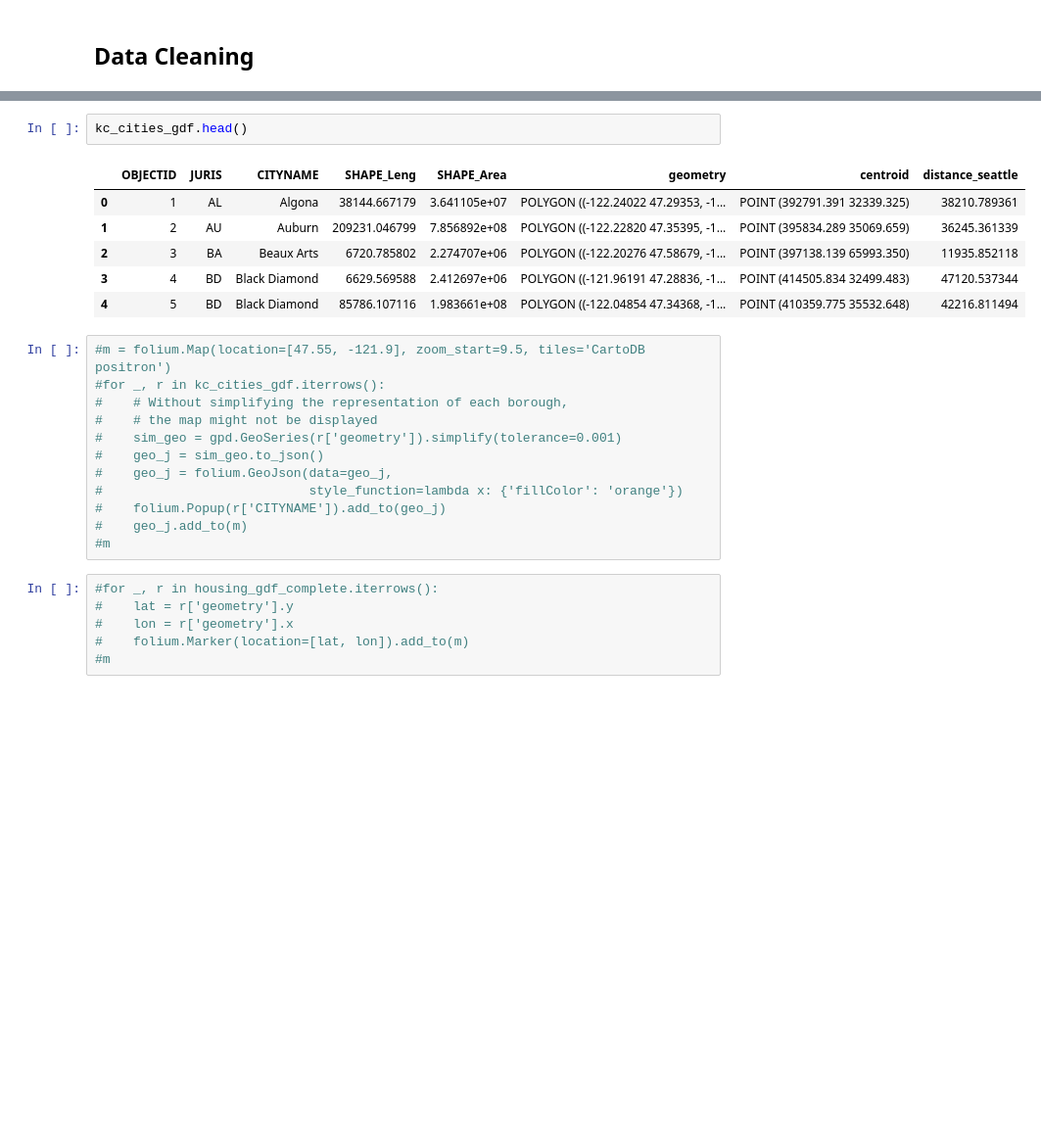
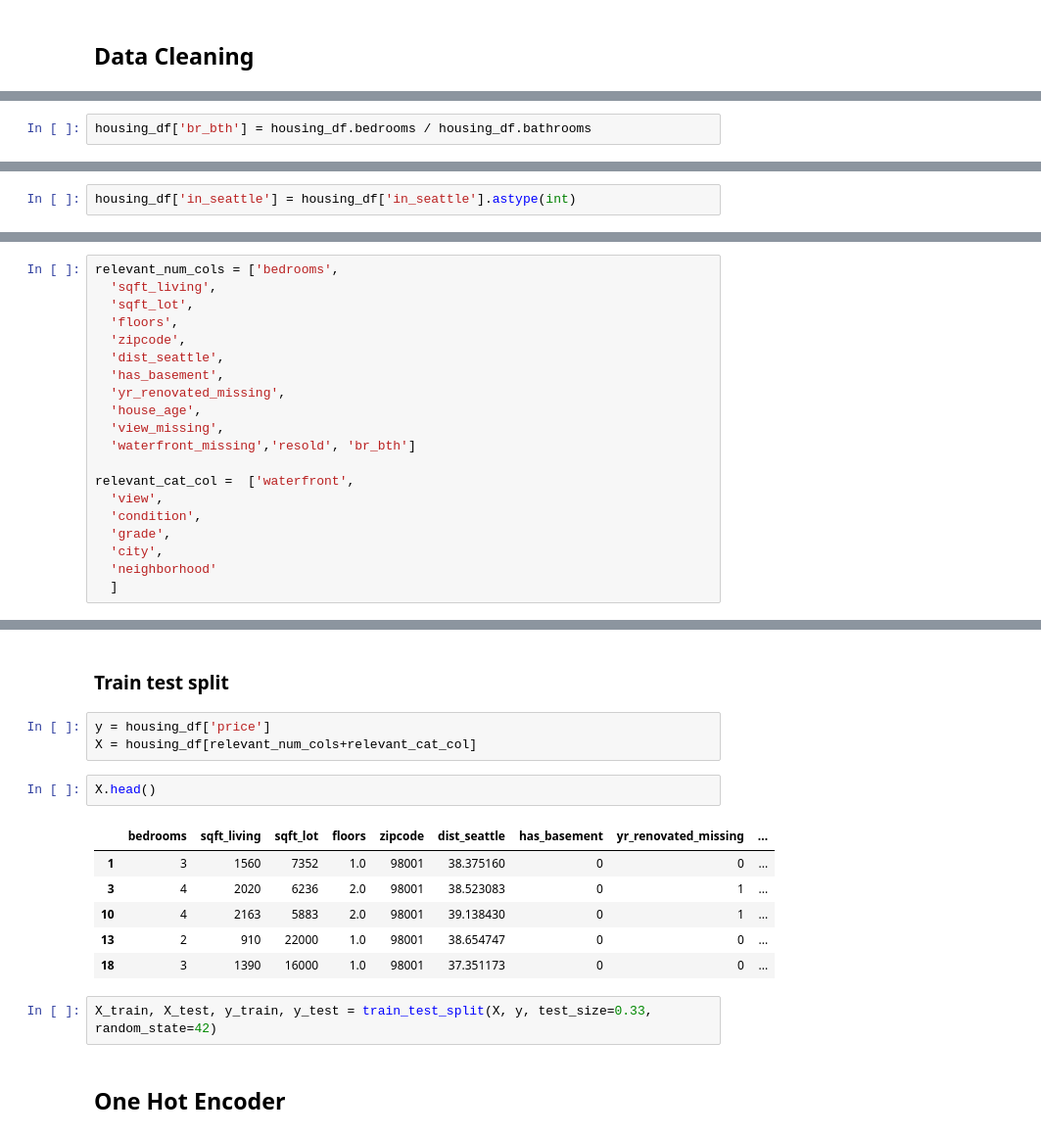
Before and after one commit to hanis-z/King-County-Millenial-homeowner-program, a Jupyter notebook: King_County_Affordable_housing.ipynb, the cells around one changed output, grey strips where cells are left out. Shown at 98% size. Drawn from its saved outputs; the diff is of its cells as text; blank space fills up the shorter version.

```diff
--- a/King_County_Affordable_housing.ipynb
+++ b/King_County_Affordable_housing.ipynb
@@ -297,0 +379,2 @@ kc_cities_gdf.plot(ax=ax,zorder=1)
+# %%
+housing_df['br_bth'] = housing_df.bedrooms / housing_df.bathrooms
@@ -297,0 +411,2 @@ kc_cities_gdf.plot(ax=ax,zorder=1)
+# %%
+housing_df['in_seattle'] = housing_df['in_seattle'].astype(int)
@@ -297,0 +415,20 @@ kc_cities_gdf.plot(ax=ax,zorder=1)
+# %%
+relevant_num_cols = ['bedrooms',
+  'sqft_living',
+  'sqft_lot',
+  'floors',
+  'zipcode',
+  'dist_seattle',
+  'has_basement',
+  'yr_renovated_missing',
+  'house_age',
+  'view_missing',
+  'waterfront_missing','resold', 'br_bth']
+
+relevant_cat_col =  ['waterfront',
+  'view',
+  'condition',
+  'grade',
+  'city',
+  'neighborhood'
+  ]
@@ -298,27 +440,18 @@ kc_cities_gdf.plot(ax=ax,zorder=1)
+# %% [markdown]
+### Train test split
+# %%
+y = housing_df['price']
+X = housing_df[relevant_num_cols+relevant_cat_col]
 # %%
-kc_cities_gdf.head()
+X.head()
 # %% [output]
-|  | OBJECTID | JURIS | CITYNAME | SHAPE_Leng | SHAPE_Area | geometry | centroid | distance_seattle |
-| 0 | 1 | AL | Algona | 38144.667179 | 3.641105e+07 | POLYGON ((-122.24022 47.29353, -1... | POINT (392791.391 32339.325) | 38210.789361 |
-| 1 | 2 | AU | Auburn | 209231.046799 | 7.856892e+08 | POLYGON ((-122.22820 47.35395, -1... | POINT (395834.289 35069.659) | 36245.361339 |
-| 2 | 3 | BA | Beaux Arts | 6720.785802 | 2.274707e+06 | POLYGON ((-122.20276 47.58679, -1... | POINT (397138.139 65993.350) | 11935.852118 |
-| 3 | 4 | BD | Black Diamond | 6629.569588 | 2.412697e+06 | POLYGON ((-121.96191 47.28836, -1... | POINT (414505.834 32499.483) | 47120.537344 |
-| 4 | 5 | BD | Black Diamond | 85786.107116 | 1.983661e+08 | POLYGON ((-122.04854 47.34368, -1... | POINT (410359.775 35532.648) | 42216.811494 |
+|  | bedrooms | sqft_living | sqft_lot | floors | zipcode | dist_seattle | has_basement | yr_renovated_missing | ... |
+| 1 | 3 | 1560 | 7352 | 1.0 | 98001 | 38.375160 | 0 | 0 | ... |
+| 3 | 4 | 2020 | 6236 | 2.0 | 98001 | 38.523083 | 0 | 1 | ... |
+| 10 | 4 | 2163 | 5883 | 2.0 | 98001 | 39.138430 | 0 | 1 | ... |
+| 13 | 2 | 910 | 22000 | 1.0 | 98001 | 38.654747 | 0 | 0 | ... |
+| 18 | 3 | 1390 | 16000 | 1.0 | 98001 | 37.351173 | 0 | 0 | ... |
-# %%
-#m = folium.Map(location=[47.55, -121.9], zoom_start=9.5, tiles='CartoDB positron')
-#for _, r in kc_cities_gdf.iterrows():
-#    # Without simplifying the representation of each borough,
-#    # the map might not be displayed
-#    sim_geo = gpd.GeoSeries(r['geometry']).simplify(tolerance=0.001)
-#    geo_j = sim_geo.to_json()
-#    geo_j = folium.GeoJson(data=geo_j,
-#                           style_function=lambda x: {'fillColor': 'orange'})
-#    folium.Popup(r['CITYNAME']).add_to(geo_j)
-#    geo_j.add_to(m)
-#m
-# %%
-#for _, r in housing_gdf_complete.iterrows():
-#    lat = r['geometry'].y
-#    lon = r['geometry'].x
-#    folium.Marker(location=[lat, lon]).add_to(m)
-#m
+# %%
+X_train, X_test, y_train, y_test = train_test_split(X, y, test_size=0.33, random_state=42)
+# %% [markdown]
+## One Hot Encoder
```
Also changed, not shown: parts of 51 cells of this notebook.
